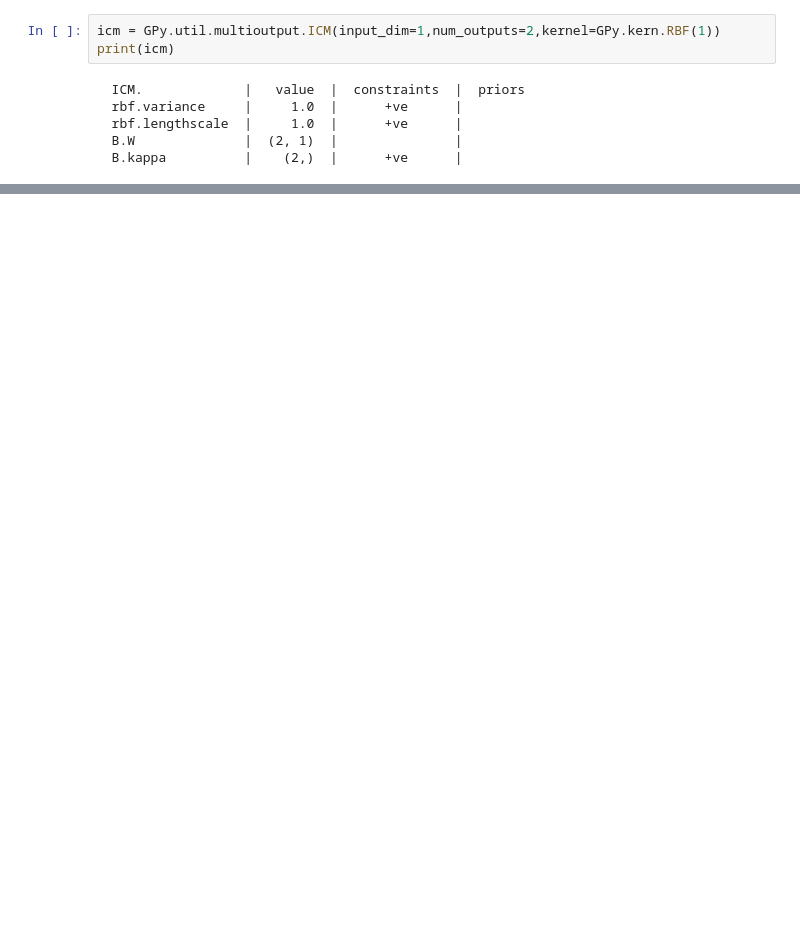
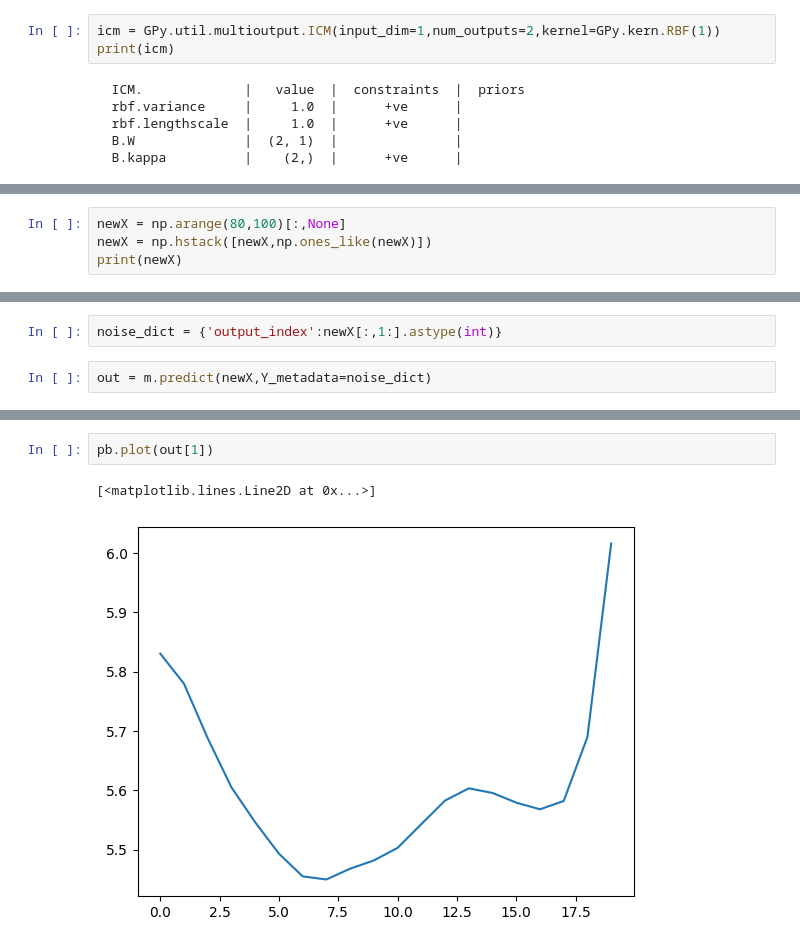
Before and after one commit to CaffineAddic/Flame_dianostics-temperature_profile_estimation_using_ML, a Jupyter notebook: Python Code/GPy_ICM_ex.ipynb, the cells around one changed output, grey strips where cells are left out. Cells and saved outputs as stored; diff of their text form; blank space fills up the shorter version.

```diff
--- a/Python Code/GPy_ICM_ex.ipynb
+++ b/Python Code/GPy_ICM_ex.ipynb
@@ -139,0 +141,4 @@ Text(0.5, 1.0, 'Output 2')
+# %%
+newX = np.arange(80,100)[:,None]
+newX = np.hstack([newX,np.ones_like(newX)])
+print(newX)
@@ -139,0 +166,4 @@ Text(0.5, 1.0, 'Output 2')
+# %%
+noise_dict = {'output_index':newX[:,1:].astype(int)}
+# %%
+out = m.predict(newX,Y_metadata=noise_dict)
@@ -139,0 +193,5 @@ Text(0.5, 1.0, 'Output 2')
+# %%
+pb.plot(out[1])
+# %% [output]
+[<matplotlib.lines.Line2D at 0x...>]
+[figure, added]
```
Also changed, not shown: parts of 7 cells of this notebook, 4 other files.
